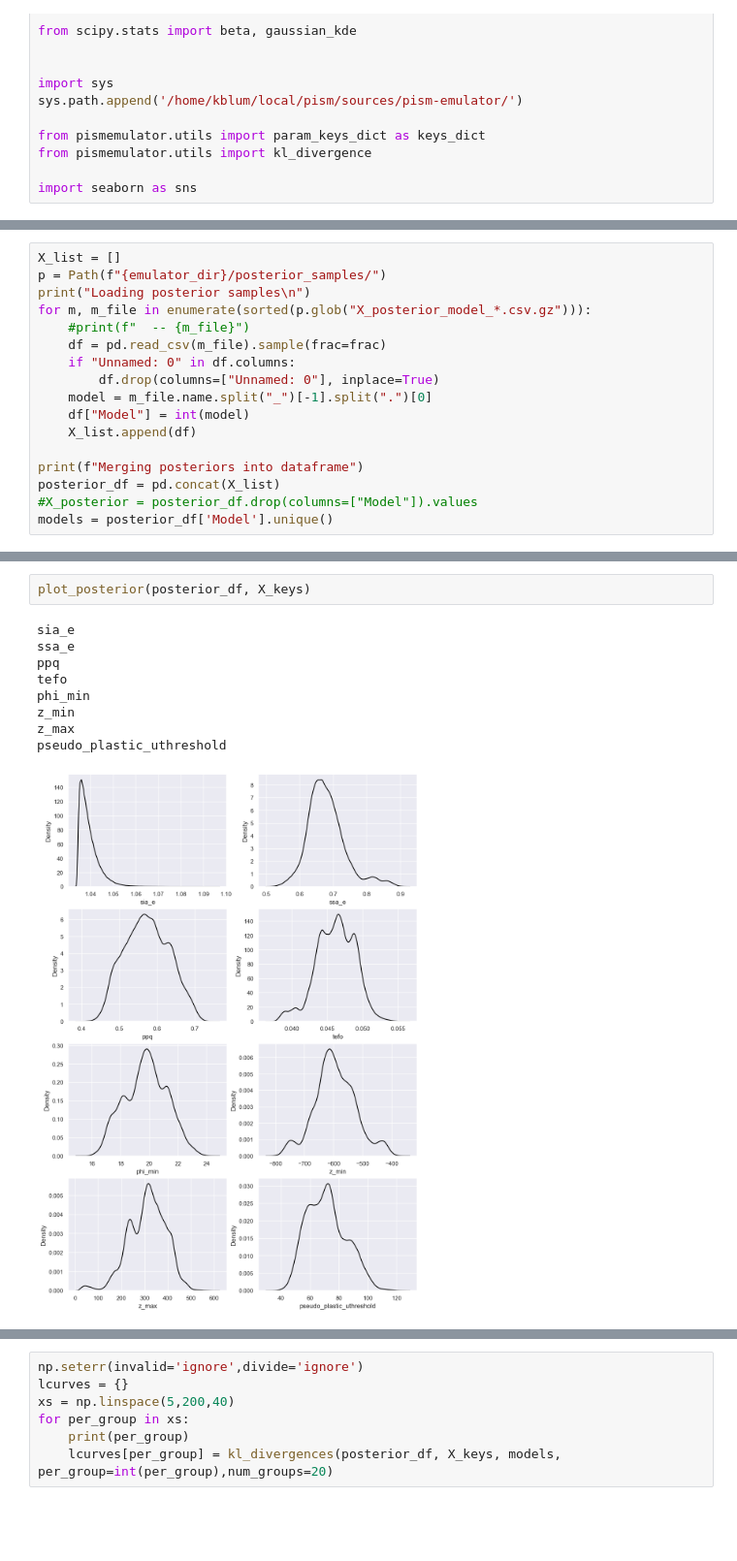
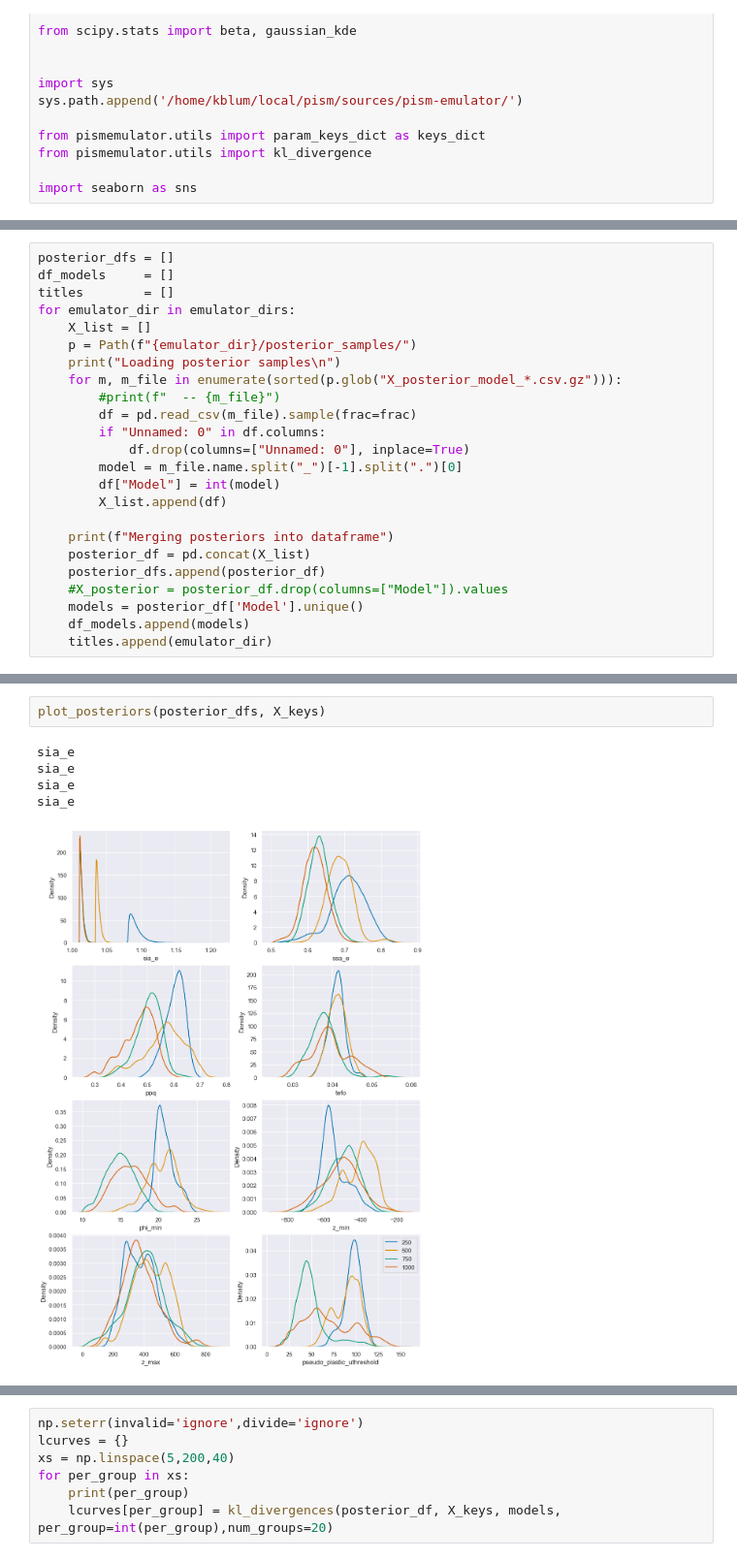
Before and after one commit to pism/pism-emulator, a Jupyter notebook: kyle_calibration/Seaborn_groups.ipynb, the cells around one changed output, grey strips where cells are left out. Shown at 97% size. Drawn from its saved outputs; the diff is of its cells as text; blank space fills up the shorter version.

Commit message:
Work on plotting scripts, do housekeeping

```diff
--- a/kyle_calibration/Seaborn_groups.ipynb
+++ b/kyle_calibration/Seaborn_groups.ipynb
@@ -144,21 +163,28 @@ l_post = []
 Loading prior samples
 # %%
-X_list = []
-p = Path(f"{emulator_dir}/posterior_samples/")
-print("Loading posterior samples\n")
-for m, m_file in enumerate(sorted(p.glob("X_posterior_model_*.csv.gz"))):
-    #print(f"  -- {m_file}")
-    df = pd.read_csv(m_file).sample(frac=frac)
-    if "Unnamed: 0" in df.columns:
-        df.drop(columns=["Unnamed: 0"], inplace=True)
-    model = m_file.name.split("_")[-1].split(".")[0]
-    df["Model"] = int(model)
-    X_list.append(df)
+posterior_dfs = []
+df_models     = []
+titles        = []
+for emulator_dir in emulator_dirs:
+    X_list = []
+    p = Path(f"{emulator_dir}/posterior_samples/")
+    print("Loading posterior samples\n")
+    for m, m_file in enumerate(sorted(p.glob("X_posterior_model_*.csv.gz"))):
+        #print(f"  -- {m_file}")
+        df = pd.read_csv(m_file).sample(frac=frac)
+        if "Unnamed: 0" in df.columns:
+            df.drop(columns=["Unnamed: 0"], inplace=True)
+        model = m_file.name.split("_")[-1].split(".")[0]
+        df["Model"] = int(model)
+        X_list.append(df)
 
-print(f"Merging posteriors into dataframe")
-posterior_df = pd.concat(X_list)
-#X_posterior = posterior_df.drop(columns=["Model"]).values
-models = posterior_df['Model'].unique()
+    print(f"Merging posteriors into dataframe")
+    posterior_df = pd.concat(X_list)
+    posterior_dfs.append(posterior_df)
+    #X_posterior = posterior_df.drop(columns=["Model"]).values
+    models = posterior_df['Model'].unique()
+    df_models.append(models)
+    titles.append(emulator_dir)
 # %% [output]
 Loading posterior samples
 
@@ -166,12 +201,8 @@ Merging posteriors into dataframe
 # %%
-plot_posterior(posterior_df, X_keys)
+plot_posteriors(posterior_dfs, X_keys)
 # %% [output]
 sia_e
-ssa_e
-ppq
-tefo
-phi_min
-z_min
-z_max
-pseudo_plastic_uthreshold
+sia_e
+sia_e
+sia_e
-[figure, old version]
+[figure, new version]
```
Also changed, not shown: parts of 4 cells of this notebook, 3 other files.
